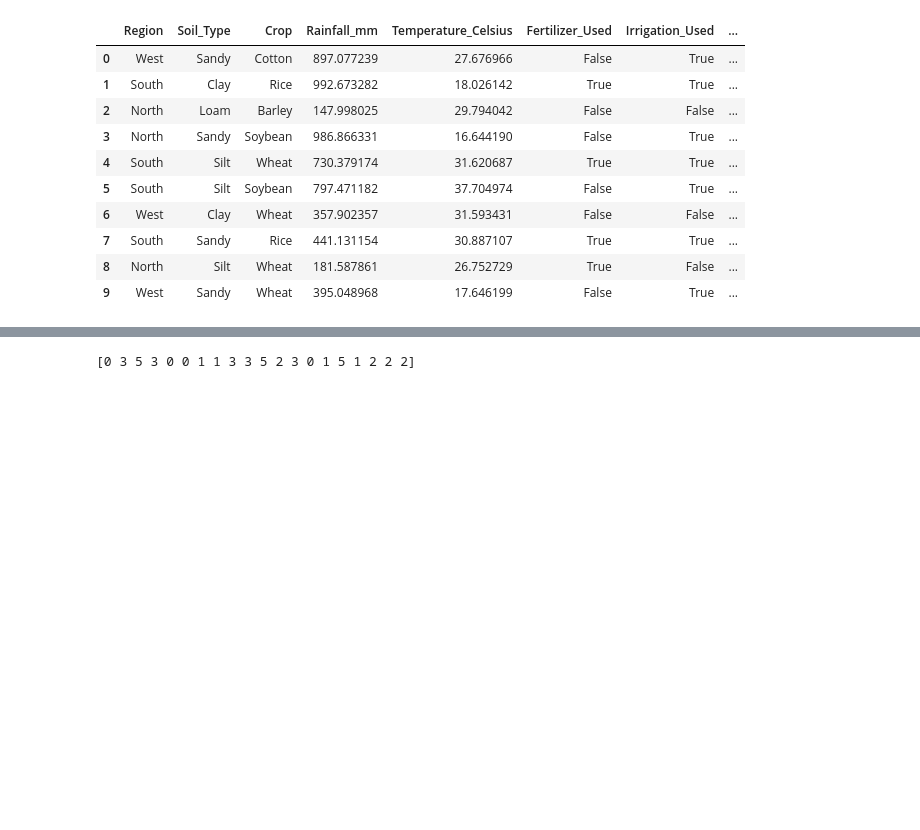
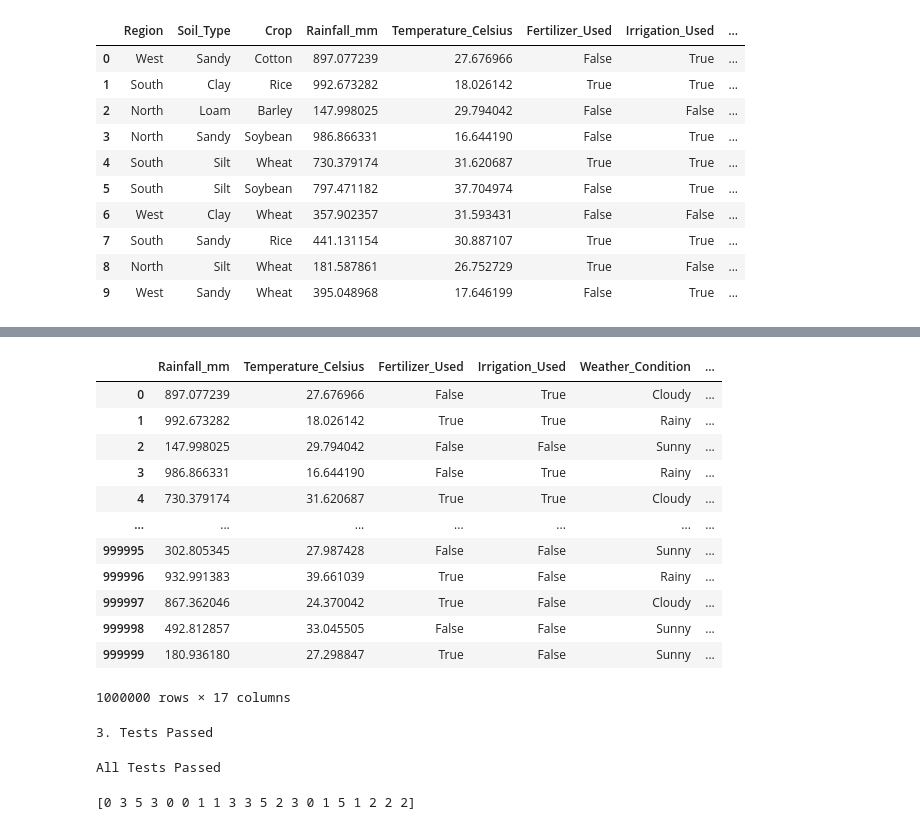
Before and after one commit to BlueJayVRStudio/CSCA5632_final, a Jupyter notebook: UnsupervisedLearningProject.ipynb, the cells around one changed output, grey strips where cells are left out. Cells and saved outputs as stored; diff of their text form; code cells hidden in the pictures; blank space fills up the shorter version.

```diff
--- a/UnsupervisedLearningProject.ipynb
+++ b/UnsupervisedLearningProject.ipynb
@@ -93,3 +142,34 @@ array(['Cotton', 'Rice', 'Barley', 'Soybean', 'Wheat', 'Maize'],
+# %%
+df_crop_yield = pd.get_dummies(df_crop_yield, columns =['Region', 'Crop'])
+# confirm one-hot encoding for region and crop
+df_crop_yield
+# %% [output]
+|  | Rainfall_mm | Temperature_Celsius | Fertilizer_Used | Irrigation_Used | Weather_Condition | ... |
+| 0 | 897.077239 | 27.676966 | False | True | Cloudy | ... |
+| 1 | 992.673282 | 18.026142 | True | True | Rainy | ... |
+| 2 | 147.998025 | 29.794042 | False | False | Sunny | ... |
+| 3 | 986.866331 | 16.644190 | False | True | Rainy | ... |
+| 4 | 730.379174 | 31.620687 | True | True | Cloudy | ... |
+| ... | ... | ... | ... | ... | ... | ... |
+| 999995 | 302.805345 | 27.987428 | False | False | Sunny | ... |
+| 999996 | 932.991383 | 39.661039 | True | False | Rainy | ... |
+| 999997 | 867.362046 | 24.370042 | True | False | Cloudy | ... |
+| 999998 | 492.812857 | 33.045505 | False | False | Sunny | ... |
+| 999999 | 180.936180 | 27.298847 | True | False | Sunny | ... |
+1000000 rows × 17 columns
+# %%
+# Sanity Check 3: Re-check labels shape and one-hot encoded crop yield dataframe shape
+assert df_labels.shape == (1000000,), f"expected (1000000,), but got {df_labels.shape}"
+assert df_crop_yield.shape == (1000000, 17), f"expected (1000000, 17), but got {df_crop_yield.shape}"
+tests_passed += 1
+print ("3. Tests Passed")
+# %% [output]
+3. Tests Passed
+# %%
+assert tests_passed == num_tests, f"{tests_passed} out of {num_tests} tests passed. {num_tests-tests_passed} cases failed. Please check test cases."
+print("All Tests Passed")
+# %% [output]
+All Tests Passed
 # %%
 sample_crop_yield = df_crop_yield.sample(10000, random_state=0)
 # %%
```
Also changed, not shown: parts of 9 cells of this notebook.
